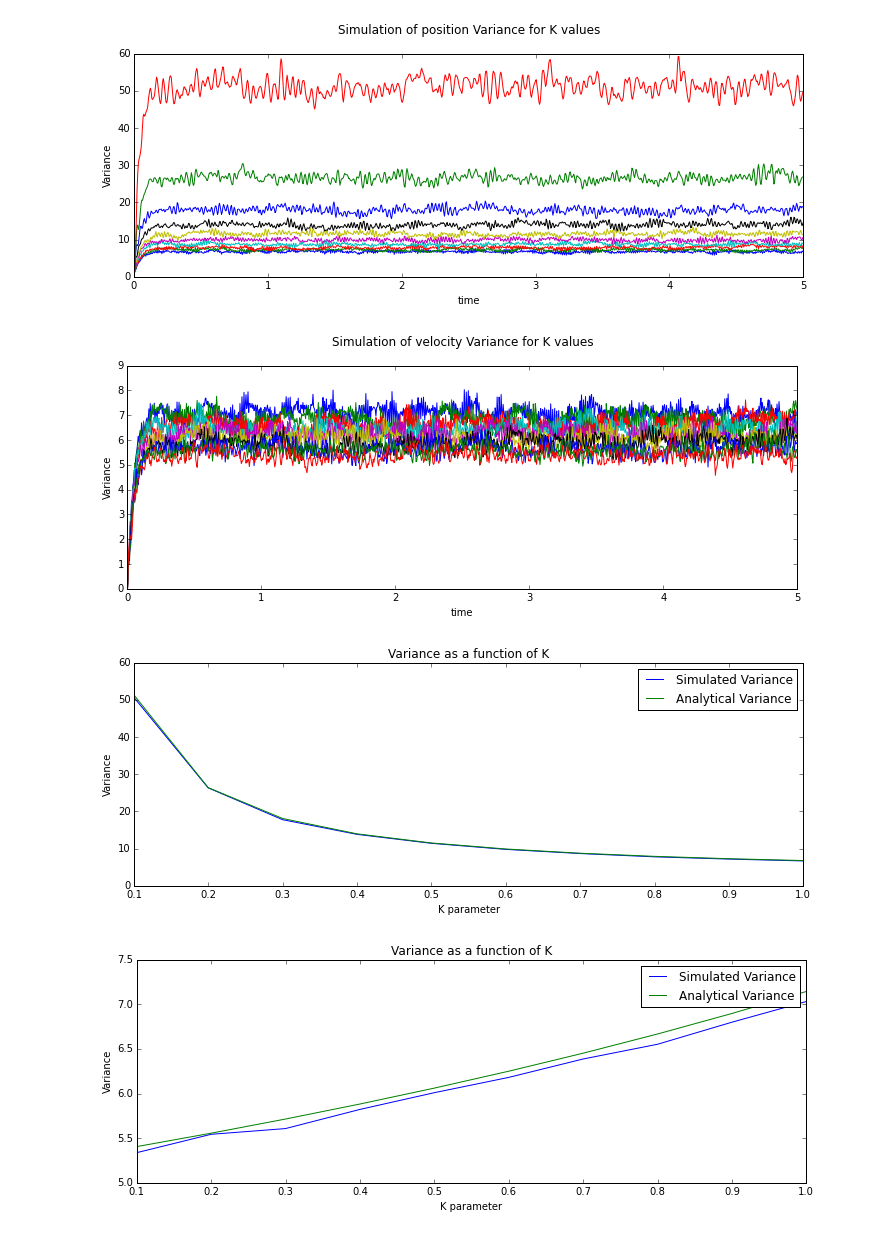
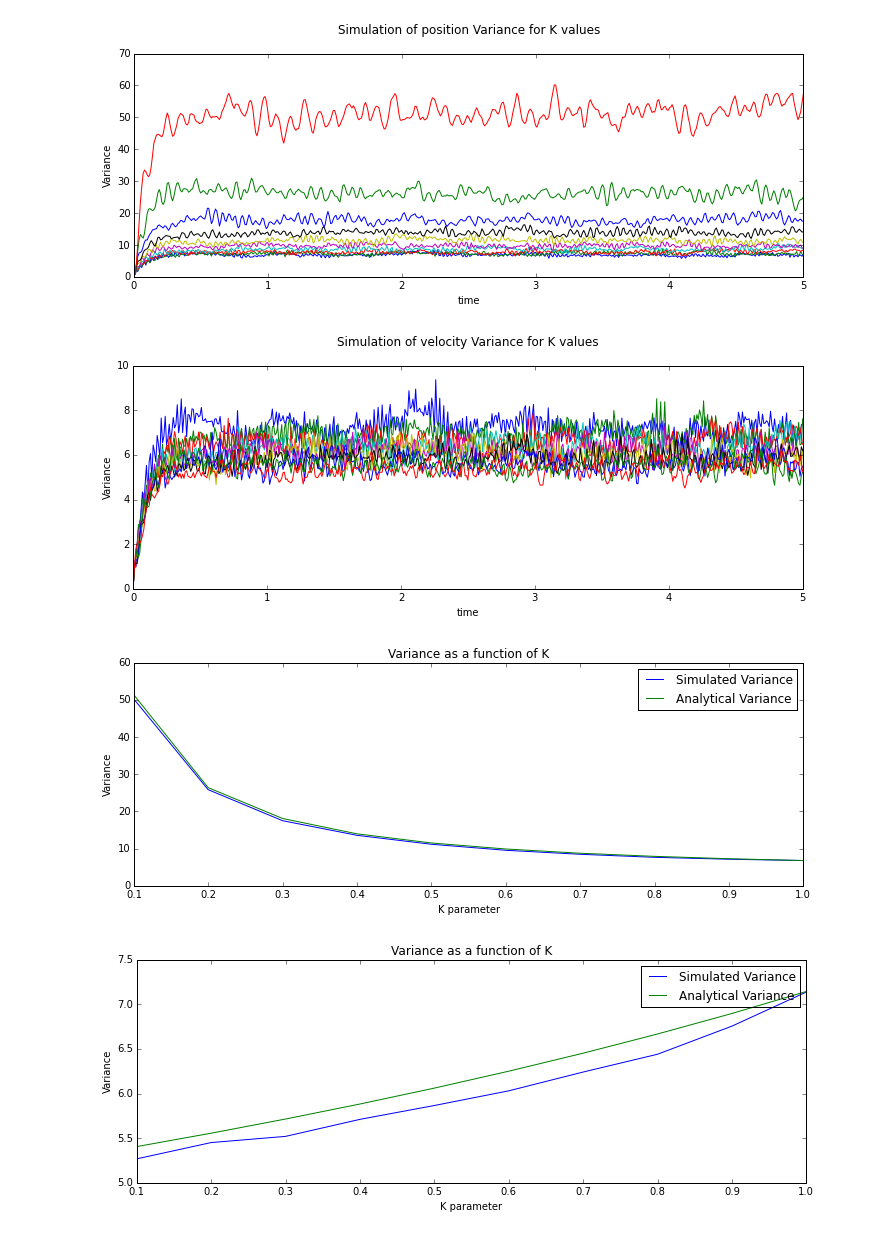
Before and after one commit to JRHCooke/PaperSimulations, a Jupyter notebook: Vul2009Sim.ipynb, the cells around one changed output. Cells and saved outputs as stored; diff of their text form; code cells hidden in the pictures.

```diff
--- a/Vul2009Sim.ipynb
+++ b/Vul2009Sim.ipynb
@@ -48,10 +79,6 @@ $$
 # %%
-# -*- coding: utf-8 -*-
-"""
-Created on Thu Mar 19 16:47:26 2015
+#@author: J Cooke
 
-@author: U161194
-"""
 
 #simulation of dynamics
 %matplotlib inline
@@ -64,7 +91,7 @@ from matplotlib import gridspec
 
 x0 =0
 T = 5;
-N = 1000;
+N = 500;
 dt=1
 L=0.9
 K=np.linspace(1,0.1,10)
@@ -82,18 +109,8 @@ for j in range(K.size):
     variancex[j,:]=np.var(x,1);
     variancev[j,:]=np.var(v,1);
 
-
-#SigmaXHat=((1+L) * sig**2) / (K*(L-1) * (2*L-K-2))  #tenenbaum derivation
-#SigmaVHat=2*sig**2 / (K*(L-1) * (2*L-K-2))
-
 SigmaXHatnew=((1+L) * sig**2) / (K*(L-1) * (K-2*L-2)) #our derivation
 SigmaVHatnew=2*sig**2 / ((L-1) * (K-2*L-2))
-
-#print(SigmaXHat)
-#print(SigmaVHat)
-#print(SigmaXHatnew)
-#print(SigmaVHatnew)
-
 
 plt.figure(figsize=(12,4))
 gs=gridspec.GridSpec(1, 2, width_ratios=[ 3, 1])
@@ -118,10 +135,6 @@ plt.xlabel('N')
 plt.subplots_adjust(wspace=0.4)
 plt.subplots_adjust(top=0.99)
 plt.show()
-
-
-
-
 
 plt.figure(figsize=(12,4))
 gs=gridspec.GridSpec(1, 2, width_ratios=[ 3, 1])
@@ -185,4 +198,4 @@ plt.show()
-[figure, old version]
+[figure, new version]
-[figure, old version]
+[figure, new version]
-[figure, old version]
+[figure, new version]
-[figure, old version]
+[figure, new version]
```
Also changed, not shown: parts of 6 cells of this notebook.
